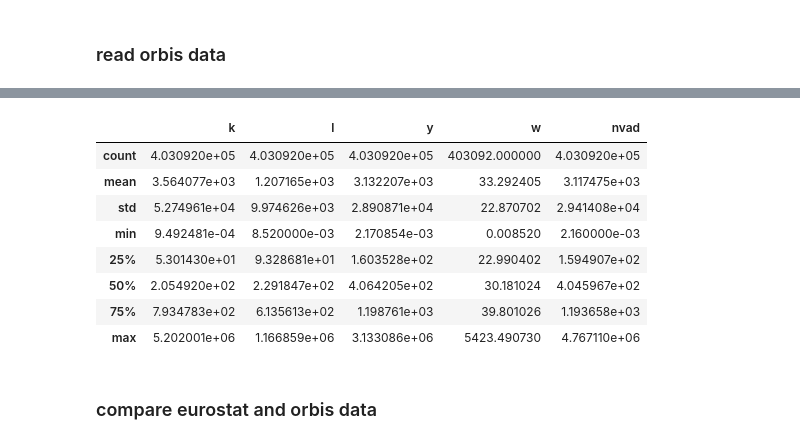
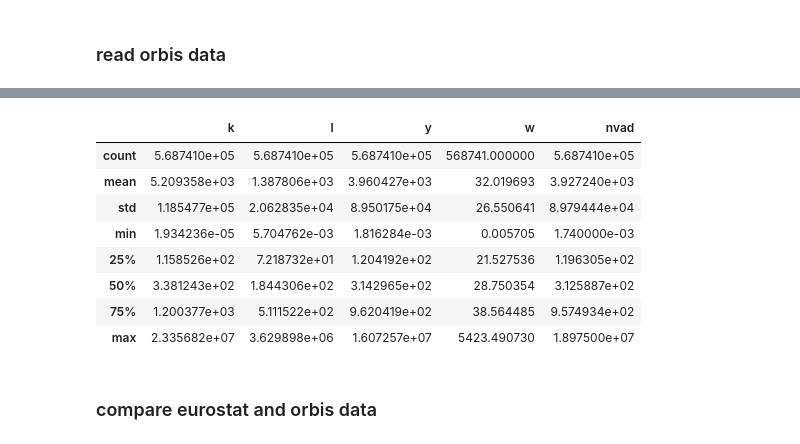
Before and after one commit to CurdinLieberherr/Master-Thesis, a Jupyter notebook: data.ipynb, the cells around one changed output, grey strips where cells are left out. Saved outputs shown, nothing was run; the diff lists cells and outputs as text; code cells hidden in the pictures.

Commit message:
Add Parquet

```diff
--- a/data.ipynb
+++ b/data.ipynb
@@ -265,33 +194,15 @@ df.describe()
 # %%
-#make data long for any variable col
-df_long = melt_orbis_df(df, DESC_COLS)
-df_long
-
-#rename columns for later use
-df_long = df_long.rename(columns={
-
-})
-
-namedict = {
-    'Unternehmensname Latin alphabet' : 'FirmName',
-    'NACE Rev. 2 Core Code (4 Ziffern)':   'sector',
-    'Anlagevermögen tsd EUR' : 'assets',
-    'Umsatz tsd EUR' : 'revenue',
-    'Materialkosten verkaufter Güter tsd EUR': 'materials',
-    'Anzahl der Mitarbeiter': 'nEmployees',
-    'Mitarbeiterkosten tsd EUR': 'wagebill',
-    "Durchschnittlicher Mitarbeiterkosten tsd EUR": "wage",
-    "Langfristige Finanzschulden tsd EUR": 'debt'
-}
-
-df_long = df_long.rename(columns=namedict)
-
+#get list of relevant files
+#folder = "Data/Export w Debt 050626"
+folder = "Data/Export 270426"
+#df_long = prepare_orbis_excel(folder)
+df_long = read_parquet('ES')
 
 NUM_COLS = [
 'assets',
 'revenue',
 'materials'
-] + (['wagebill'] if 'wagebill' in df.columns else ['wage', 'debt'])
+] + (['wagebill'] if 'wagebill' in df_long.columns else ['wage', 'debt'])
 
 #drop companies who have missing financial information in a given year
 #df_long = df_long.dropna(subset=NUM_COLS, how='any')
@@ -316,42 +227,42 @@ df_long['nvad'] = df_long['revenue'] - df_long['materials']
 
 #deflate assets and wagebill to get k and l with pricindex
 df_long['k'] = df_long['assets'] / df_long['capitalprice']
 df_long['y'] = df_long['nvad'] / df_long['priceind']
 
 if 'wagebill' in df_long.columns:
     df_long['l'] = df_long['wagebill'] / df_long['priceind']
     df_long['w'] = (df_long['wagebill'] / df_long['nEmployees']) / df_long['priceind']
     COLS = ['k', 'l', 'y', 'w', 'nvad']
 else:
     df_long['w'] = df_long['wage'] / df_long['priceind']
     df_long['b'] = df_long['debt'] / df_long['priceind']
     COLS = ['k', 'y', 'w','b', 'nvad']
 
 #drop non positive values and prices
 df_long = df_long[df_long['nvad'] > 0]
 df_long = df_long[df_long['k'] > 0]
 df_long = df_long[df_long['w'] > 0]
 
 
 
 #add real interest rate
 df_long = df_long.merge(rirate[['year', 'realinterestrate']], on='year', how='left')
 
 
 #save to workspace for reusing
-df_long.to_pickle(directory / "data_long.pkl")
+df_long.to_pickle("data_long.pkl")
 
 df_long[COLS].describe()
 # %% [output]
 |  | k | l | y | w | nvad |
-| count | 4.030920e+05 | 4.030920e+05 | 4.030920e+05 | 403092.000000 | 4.030920e+05 |
-| mean | 3.564077e+03 | 1.207165e+03 | 3.132207e+03 | 33.292405 | 3.117475e+03 |
-| std | 5.274961e+04 | 9.974626e+03 | 2.890871e+04 | 22.870702 | 2.941408e+04 |
-| min | 9.492481e-04 | 8.520000e-03 | 2.170854e-03 | 0.008520 | 2.160000e-03 |
-| 25% | 5.301430e+01 | 9.328681e+01 | 1.603528e+02 | 22.990402 | 1.594907e+02 |
-| 50% | 2.054920e+02 | 2.291847e+02 | 4.064205e+02 | 30.181024 | 4.045967e+02 |
-| 75% | 7.934783e+02 | 6.135613e+02 | 1.198761e+03 | 39.801026 | 1.193658e+03 |
-| max | 5.202001e+06 | 1.166859e+06 | 3.133086e+06 | 5423.490730 | 4.767110e+06 |
+| count | 5.687410e+05 | 5.687410e+05 | 5.687410e+05 | 568741.000000 | 5.687410e+05 |
+| mean | 5.209358e+03 | 1.387806e+03 | 3.960427e+03 | 32.019693 | 3.927240e+03 |
+| std | 1.185477e+05 | 2.062835e+04 | 8.950175e+04 | 26.550641 | 8.979444e+04 |
+| min | 1.934236e-05 | 5.704762e-03 | 1.816284e-03 | 0.005705 | 1.740000e-03 |
+| 25% | 1.158526e+02 | 7.218732e+01 | 1.204192e+02 | 21.527536 | 1.196305e+02 |
+| 50% | 3.381243e+02 | 1.844306e+02 | 3.142965e+02 | 28.750354 | 3.125887e+02 |
+| 75% | 1.200377e+03 | 5.111522e+02 | 9.620419e+02 | 38.564485 | 9.574934e+02 |
+| max | 2.335682e+07 | 3.629898e+06 | 1.607257e+07 | 5423.490730 | 1.897500e+07 |
 # %% [markdown]
 ### compare eurostat and orbis data
 # %%
```
Also changed, not shown: parts of 3 cells of this notebook, 2 other files.
